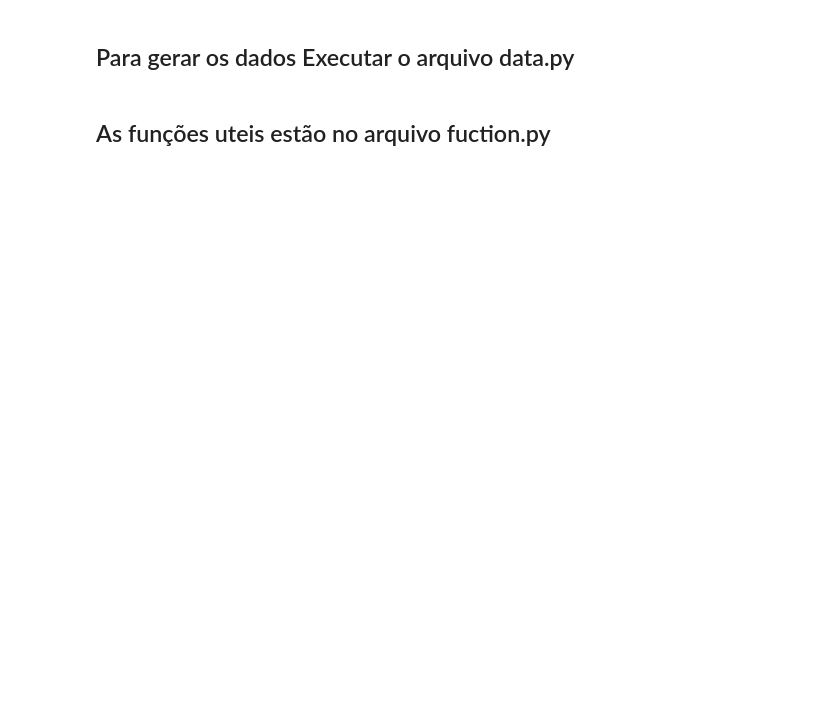
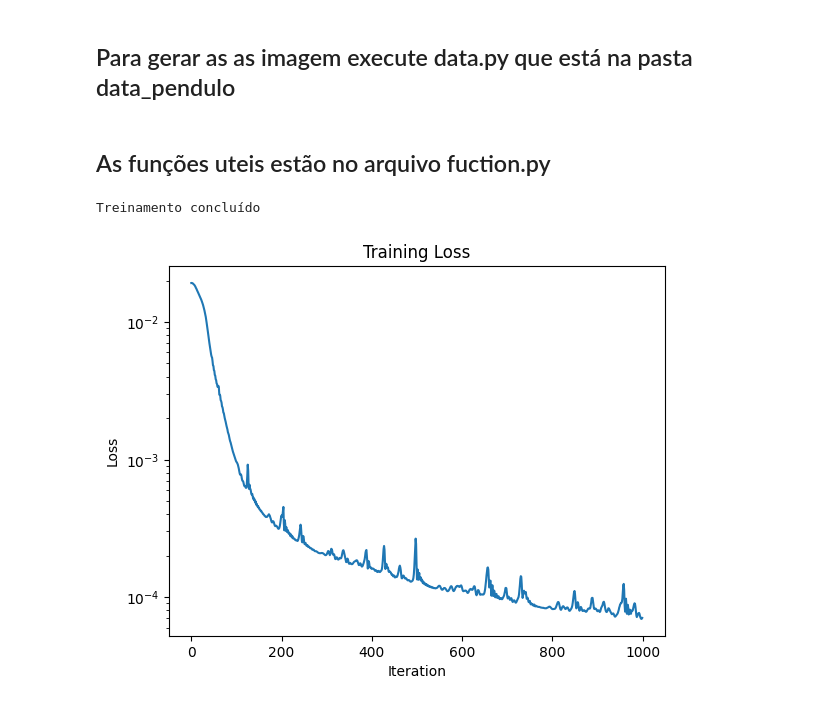
Before and after one commit to Coffee4MePlz/Notebooks_NN_Physics, a Jupyter notebook: 06-Exemplo 3 Pendulo Autoencode.ipynb, the cells around one changed output. Saved outputs shown, nothing was run; the diff lists cells and outputs as text; code cells hidden in the pictures; blank space fills up the shorter version.

```diff
--- a/06-Exemplo 3 Pendulo Autoencode.ipynb
+++ b/06-Exemplo 3 Pendulo Autoencode.ipynb
@@ -1,5 +1,5 @@
-# %% [markdown]
-## Para gerar os dados Executar o arquivo data.py
+# %% [markdown]
+## Para gerar as as imagem execute data.py que está na pasta data_pendulo
 # %% [markdown]
 ## As funções uteis estão no arquivo fuction.py
 # %%
@@ -7,14 +7,17 @@ from fuction import *
 # %%
 # Caminho para o diretório das imagens
 root_dir = 'data_pendulo'  # Ajuste para o diretório onde suas imagens estão salvas
 
 # DataLoader
 batch_size = 30
 dataset = CustomImageDataset(root_dir)
-model = SimpleAutoencoder(neck=1)  # Ajuste o parâmetro 'neck' conforme necessário
+model = SimpleAutoencoder(neck=2)  # Ajuste o parâmetro 'neck' conforme necessário
 
-trainer = Trainer(model, dataset, batch_size=batch_size,device="cuda")
-trainer.train(epochs=10000)
+trainer = Trainer(model, dataset, batch_size=batch_size,step_size=300,device="cuda")
+trainer.train(epochs=5000)
+# %% [output]
+Treinamento concluído
+[figure, added]
 # %%
 trainer.model.eval()  # Coloca o modelo em modo de avaliação
 
```
Also changed, not shown: parts of 3 cells of this notebook, 5 other files.
